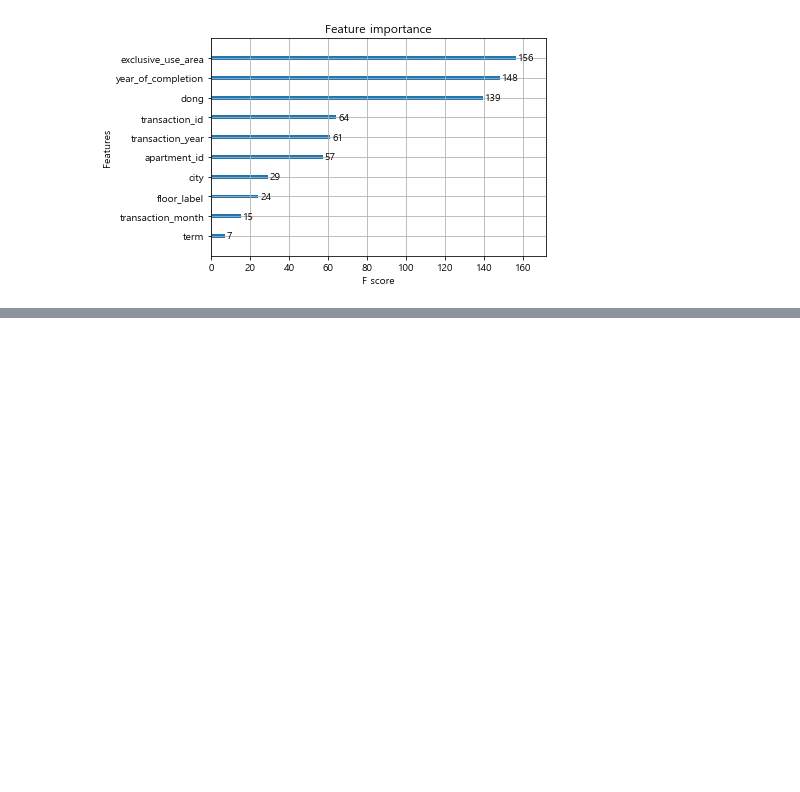
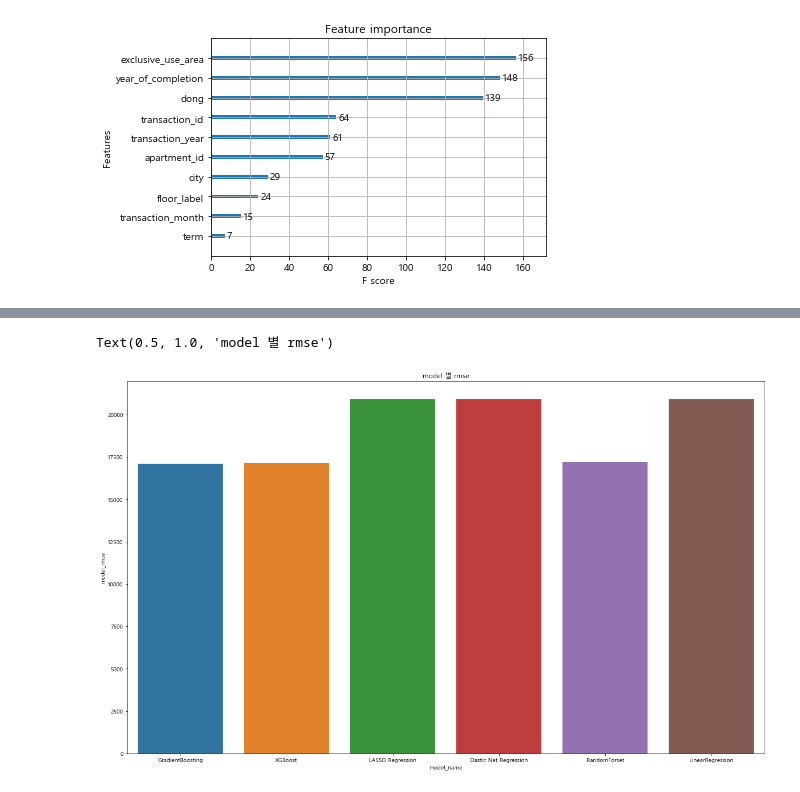
Before and after one commit to DSC-SCH/Apt_real_price_prediction, a Jupyter notebook: Apt_real_price_prediction.ipynb, the cells around one changed output, grey strips where cells are left out. Saved outputs shown, nothing was run; the diff lists cells and outputs as text; code cells hidden in the pictures; blank space fills up the shorter version.

```diff
--- a/Apt_real_price_prediction.ipynb
+++ b/Apt_real_price_prediction.ipynb
@@ -530,0 +585,16 @@ plot_importance(model)
+# %%
+# 모델들을 여러개 적용하기 위해서 함수를 정의함 cvs와 rmse로 평가함
+model_name=[]
+model_cvs=[]
+model_rmse=[]
+n_folds=2
+def cv_score(models):
+    kfold=KFold(n_splits=n_folds,shuffle=True,random_state=1).get_n_splits(train_data.values)
+    for m in models:
+        cvs=np.mean(cross_val_score(m['model'],train_data.values,price,cv=kfold))
+        rmse=np.mean(np.sqrt(-cross_val_score(m['model'],train_data.values,np.expm1(price),scoring='neg_mean_squared_error',cv=kfold)))
+        model_cvs.append(cvs)
+        model_rmse.append(rmse)
+        model_name.append(m['name'])
+        print('Model{} CV score : {:4f}'.format(m['name'],cvs))
+        print('RMSE : {:4f}'.format(rmse))
@@ -530,0 +632,10 @@ plot_importance(model)
+# %%
+# 모델이름,cvs,rmse를 array로 변환
+model_name=np.array(model_name)
+model_cvs=np.array(model_cvs)
+model_rmse=np.array(model_rmse)
+# %%
+# model_df로 데이터프레임형태로 모델들의 cvs,rmse를 저장
+model_df=pd.DataFrame(model_name,columns=['model_name'])
+model_df['model_rmse']=model_rmse
+model_df['model_cvs']=model_cvs
@@ -530,0 +652,7 @@ plot_importance(model)
+# %%
+# model_df 시각화
+f,ax=plt.subplots(figsize=(20,12))
+sns.barplot(x=model_df['model_name'],y=model_df['model_rmse'],ax=ax).set_title('model 별 rmse')
+# %% [output]
+Text(0.5, 1.0, 'model 별 rmse')
+[figure, added]
```
Also changed, not shown: parts of 14 cells of this notebook.
